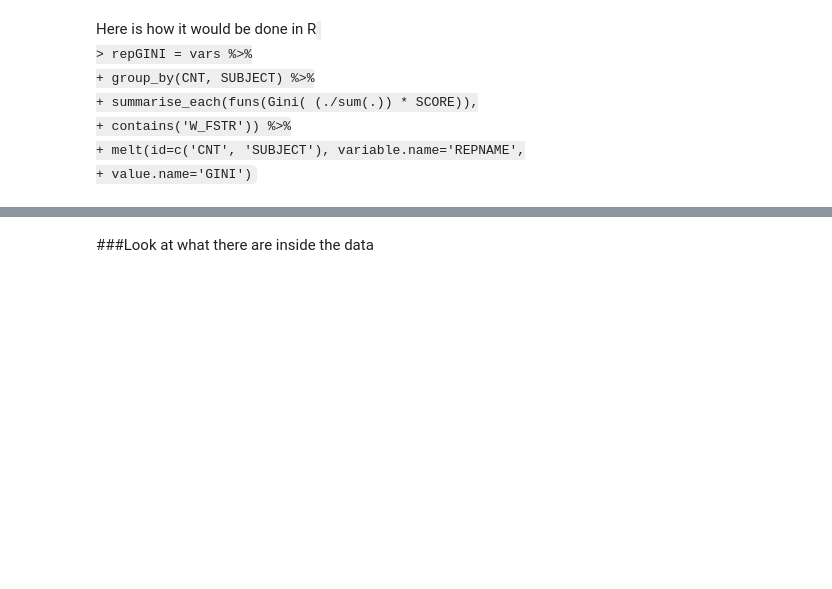
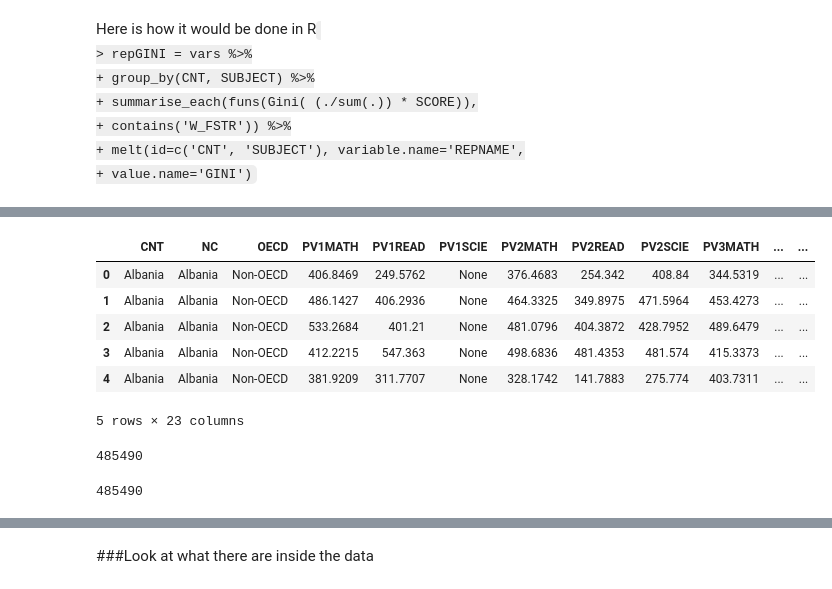
Before and after one commit to ucaiado/DATAVIS_UDACITY, a Jupyter notebook: report_aux.ipynb, the cells around one changed output, grey strips where cells are left out. Cells and saved outputs as stored; diff of their text form; code cells hidden in the pictures; blank space fills up the shorter version.

```diff
--- a/report_aux.ipynb
+++ b/report_aux.ipynb
@@ -166,0 +231,18 @@ Here is how it would be done in R
+# %%
+df.head()
+# %% [output]
+|  | CNT | NC | OECD | PV1MATH | PV1READ | PV1SCIE | PV2MATH | PV2READ | PV2SCIE | PV3MATH | ... | ... |
+| 0 | Albania | Albania | Non-OECD | 406.8469 | 249.5762 | None | 376.4683 | 254.342 | 408.84 | 344.5319 | ... | ... |
+| 1 | Albania | Albania | Non-OECD | 486.1427 | 406.2936 | None | 464.3325 | 349.8975 | 471.5964 | 453.4273 | ... | ... |
+| 2 | Albania | Albania | Non-OECD | 533.2684 | 401.21 | None | 481.0796 | 404.3872 | 428.7952 | 489.6479 | ... | ... |
+| 3 | Albania | Albania | Non-OECD | 412.2215 | 547.363 | None | 498.6836 | 481.4353 | 481.574 | 415.3373 | ... | ... |
+| 4 | Albania | Albania | Non-OECD | 381.9209 | 311.7707 | None | 328.1742 | 141.7883 | 275.774 | 403.7311 | ... | ... |
+5 rows × 23 columns
+# %%
+len(df.ix[:,['CNT', 'SUBNATIO', 'STRATUM', 'OECD', 'NC','SCHOOLID', 'STIDSTD', 'W_FSTUWT']].values)
+# %% [output]
+485490
+# %%
+len(df.index)
+# %% [output]
+485490
```
Also changed, not shown: parts of 22 cells of this notebook, 1 other file.
